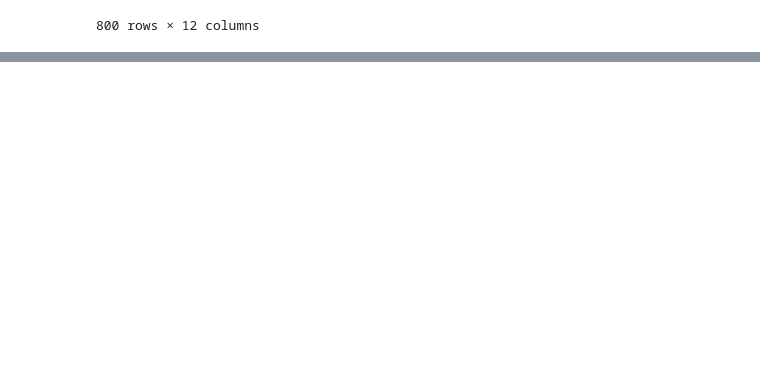
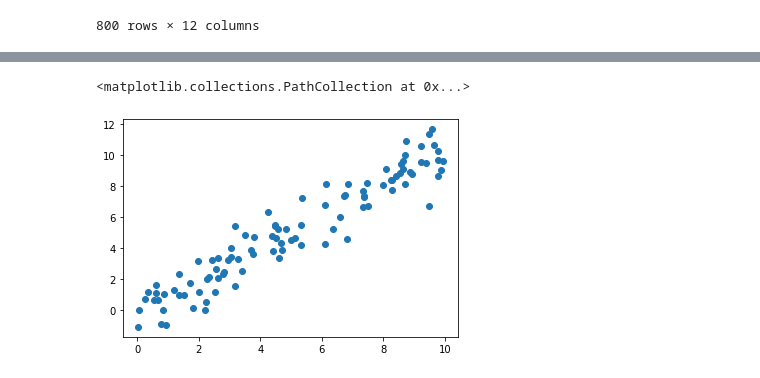
Before and after one commit to sarabheshwaran/ML-roadmap, a Jupyter notebook: pokemon.ipynb, the cells around one changed output, grey strips where cells are left out. Cells and saved outputs as stored; diff of their text form; code cells hidden in the pictures; blank space fills up the shorter version.

```diff
--- a/pokemon.ipynb
+++ b/pokemon.ipynb
@@ -140,3 +124,11 @@ tri = Triangulation(np.ravel(w), np.ravel(theta))
 ax = plt.axes(projection='3d')
 ax.plot3D(x, y, z);
 ax.set_xlim(-1, 1); ax.set_ylim(-1, 1); ax.set_zlim(-1, 1);
+# %%
+rng = np.random.default_rng(1234)
+x = rng.uniform(0, 10, size=100)
+y = x + rng.normal(size=100)
+plt.scatter(x,y)
+# %% [output]
+<matplotlib.collections.PathCollection at 0x...>
+[figure, added]
```
Also changed, not shown: parts of 7 cells of this notebook.
